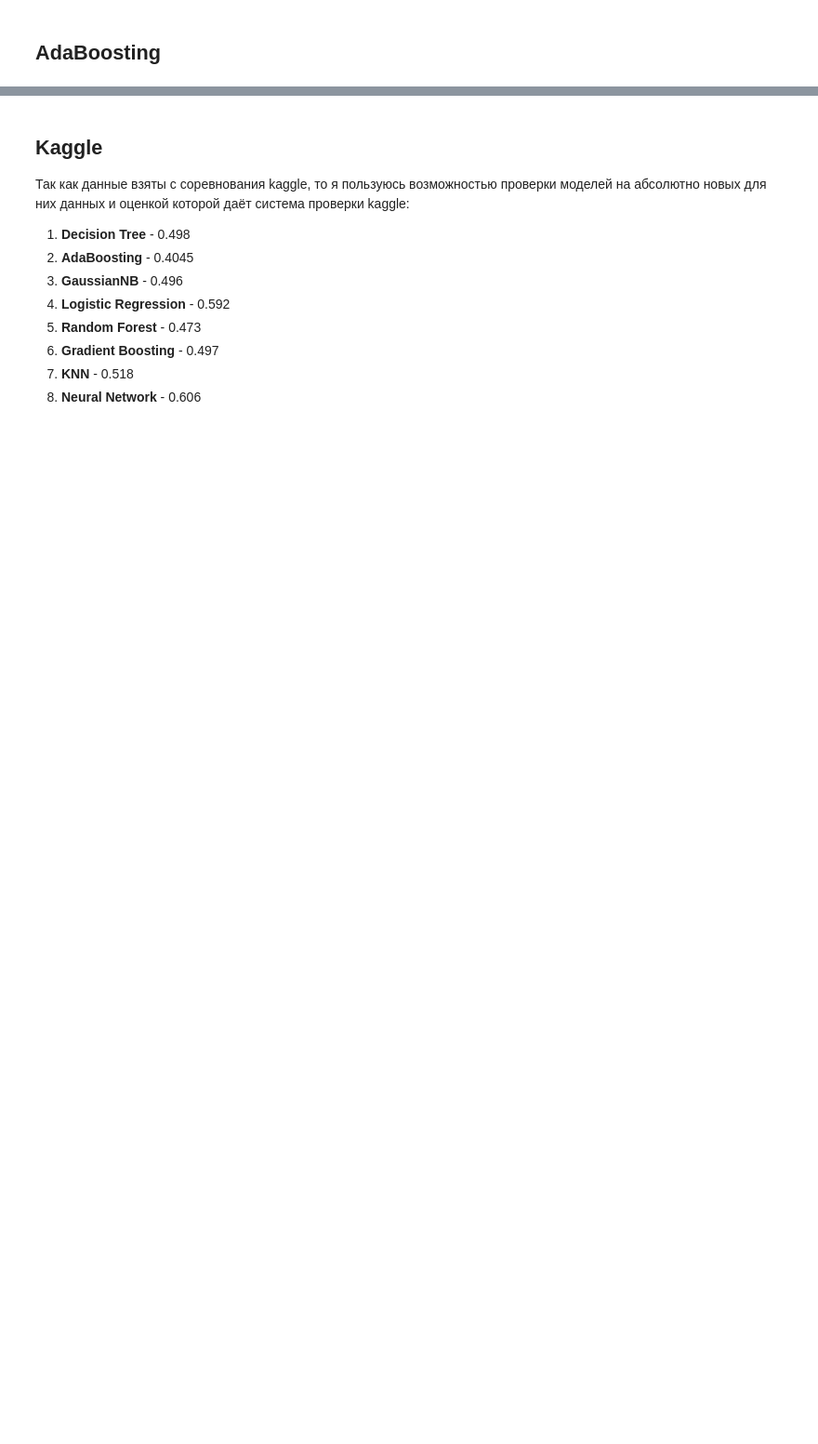
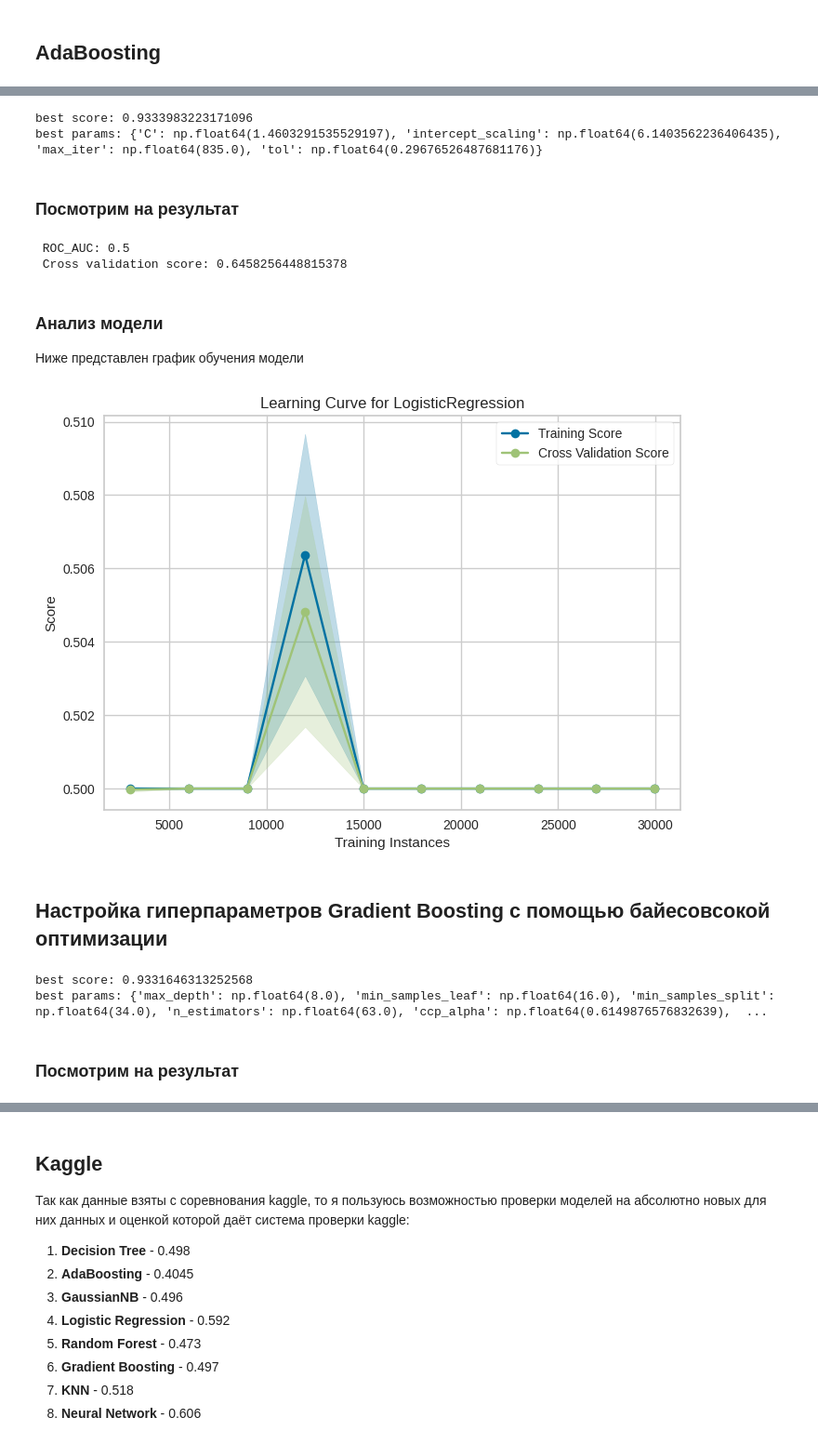
Before and after one commit to l00fi/bayes_optimization, a Jupyter notebook: main.ipynb, the cells around one changed output, grey strips where cells are left out. Shown at 93% size. Saved outputs shown, nothing was run; the diff lists cells and outputs as text; code cells hidden in the pictures; blank space fills up the shorter version.

```diff
--- a/main.ipynb
+++ b/main.ipynb
@@ -424,0 +377,65 @@ print(f" Accuracy: {model_Ada.score(X_test, y_test)}\n Cross validation score: {
+# %%
+from bayes_opt_class import BayesOptimization
+
+params = {'C': (float, [0.1, 10]),
+          "intercept_scaling": (float, [0.1, 10]),
+          "max_iter": (int, [100, 1000]),
+          "tol": (float, [1e-10, 0.99])}
+score, params = BayesOptimization(model_LogReg["logisticregression"], params, n_iters=100, scoring="roc_auc").fit(X, y)
+print(f"best score: {score}")
+print(f"best params: {params}")
+# %% [output]
+best score: 0.9333983223171096
+best params: {'C': np.float64(1.4603291535529197), 'intercept_scaling': np.float64(6.1403562236406435), 'max_iter': np.float64(835.0), 'tol': np.float64(0.29676526487681176)}
+# %% [markdown]
+### Посмотрим на результат
+# %%
+from sklearn.linear_model import LogisticRegression
+
+params = {'C': np.float64(1.4603291535529197),
+          'intercept_scaling': np.float64(6.1403562236406435),
+          'max_iter': np.int64(835.0),
+          'tol': np.float64(0.29676526487681176)}
+
+pipline = make_pipeline(LogisticRegression(**params))
+model_LogReg = pipline.fit(X_train, y_train)
+print(f" ROC_AUC: {roc_auc_score(y_test, model_LogReg.predict(X_test))}\n Cross validation score: {np.mean(cross_val_score(model_LogReg, X, y, scoring="roc_auc"))}")
+# %% [output]
+ ROC_AUC: 0.5
+ Cross validation score: 0.6458256448815378
+# %% [markdown]
+### Анализ модели
+
+Ниже представлен график обучения модели
+# %%
+metric = make_scorer(roc_auc_score, response_method="predict")
+visualizer = LearningCurve(
+    model_LogReg, scoring=metric, cv=StratifiedKFold(), train_sizes=np.linspace(0.1, 1.0, 10)
+).fit(X_test, y_test).show()
+# %% [output]
+[figure, added]
+# %% [markdown]
+## Настройка гиперпараметров Gradient Boosting с помощью байесовсокой оптимизации
+# %%
+from bayes_opt_class import BayesOptimization
+
+params = {"max_depth": (int, [2, 100]),
+          "min_samples_leaf": (int, [2, 100]),
+          "min_samples_split": (int, [2, 100]),
+          "n_estimators": (int, [2, 100]),
+          "ccp_alpha": (float, [1e-10, 1]),
+          "learning_rate": (float, [1e-10, 1]),
+          "max_features": (int, [1, 6]),
+          "max_leaf_nodes": (int, [2, 100]),
+          "min_impurity_decrease": (int, [1e-10, 1]),
+          "tol": (int, [1e-10, 1])
+}
+
+score, params = BayesOptimization(model_GB["gradientboostingclassifier"], params, n_iters=10, scoring="roc_auc").fit(X, y)
+print(f"best score: {score}")
+print(f"best params: {params}")
+# %% [output]
+best score: 0.9331646313252568
+best params: {'max_depth': np.float64(8.0), 'min_samples_leaf': np.float64(16.0), 'min_samples_split': np.float64(34.0), 'n_estimators': np.float64(63.0), 'ccp_alpha': np.float64(0.6149876576832639),  ...
+# %% [markdown]
+### Посмотрим на результат
```
Also changed, not shown: parts of 49 cells of this notebook, 3 other files.
